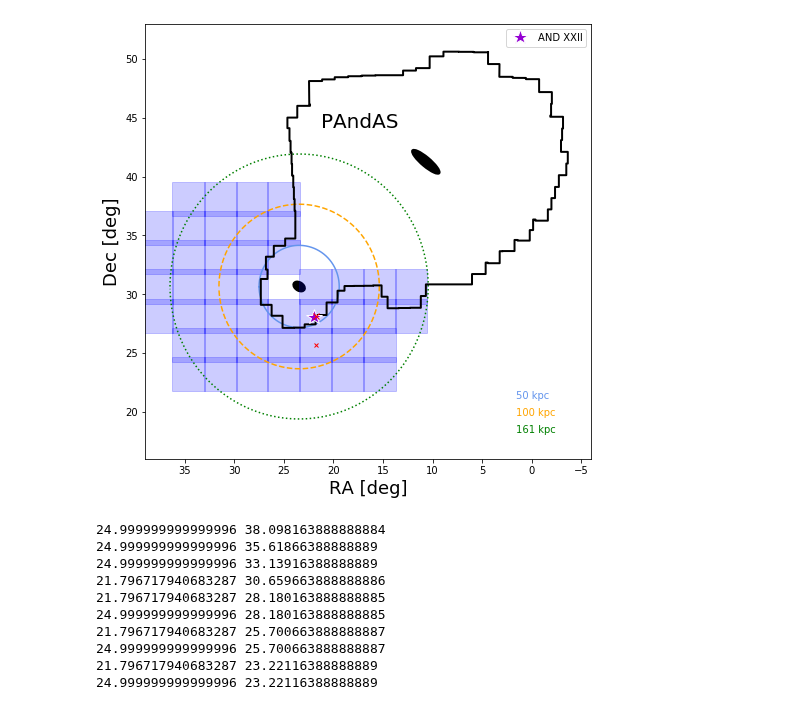
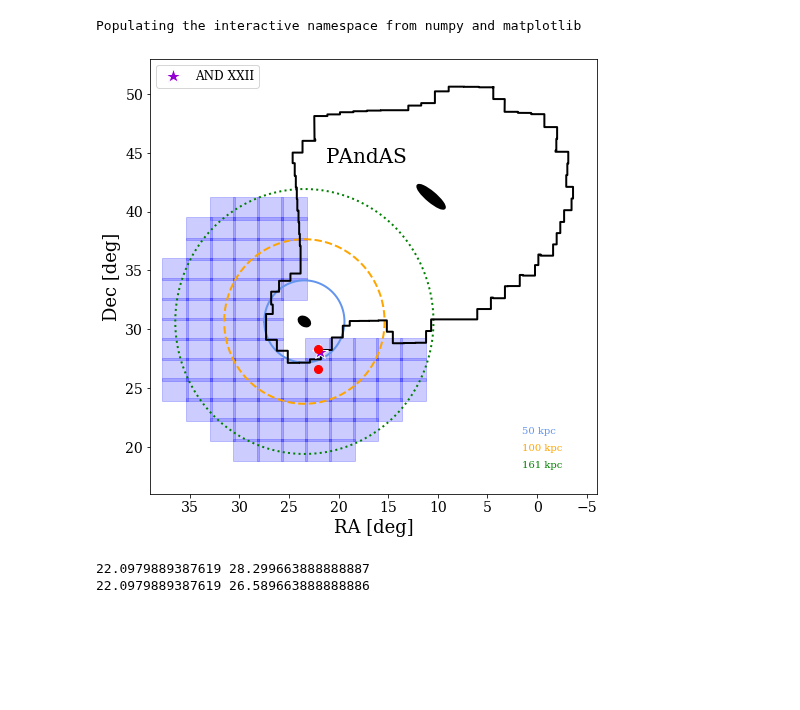
Before and after one commit to ekta1224/pspM31_hack, a Jupyter notebook: Dragonfly_fields.ipynb, the cells around one changed output. Drawn from its saved outputs; the diff is of its cells as text; code cells hidden in the pictures; blank space fills up the shorter version.

Commit message:
updated FOV dimensions and messed with the shift a little to get updated field centers for October pilot observations

```diff
--- a/Dragonfly_fields.ipynb
+++ b/Dragonfly_fields.ipynb
@@ -1,10 +1,18 @@
 # %%
+%pylab inline
+
 import numpy as np
-import matplotlib.pyplot as plt
+# import matplotlib.pyplot as plt
+plt.style.use('paper')
 import astropy.coordinates as coord
 import astropy.units as u
 from astropy.coordinates import SkyCoord
 from astropy.table import Table
+#from plotting import *
+from matplotlib.patches import Circle, Wedge, Polygon, Ellipse, Rectangle
+from matplotlib.collections import PatchCollection
+# %% [output]
+Populating the interactive namespace from numpy and matplotlib
 # %%
 def make_df_field_centers(sc, nrows):
     # 'sc' is an Astropy SkyCoord object with the central RA, Dec coordinate
@@ -13,11 +21,11 @@ def make_df_field_centers(sc, nrows):
 
     # NOTE: 'nrows' must be an odd number
 
-# separation of field centers in degrees; DF FOV ~2.9x3.3; 10% field overlap
-    overlap_frac_ra = 0.165
-    offset_ra_deg = (3.3*(1.0-overlap_frac_ra))*u.deg
-    overlap_frac_dec = 0.145
-    offset_dec_deg = (2.9*(1.0-overlap_frac_dec))*u.deg
+# separation of field centers in degrees; DF FOV ~1.9x2.6; 10% field overlap
+    overlap_frac_ra = 0.2
+    offset_ra_deg = (2.6*(1.0-overlap_frac_ra))*u.deg
+    overlap_frac_dec = 0.1
+    offset_dec_deg = (1.9*(1.0-overlap_frac_dec))*u.deg
 
     ra_offset = offset_ra_deg/np.cos(sc.dec.radian)
     dec_offset = offset_dec_deg
@@ -32,7 +40,7 @@ def make_df_field_centers(sc, nrows):
 
     for row in rownums:
         if np.abs(row) >= 0:
-            nfields_row = 11 #np.abs(row+1)
+            nfields_row = 13 #np.abs(row+1)
             rashifts = np.arange(nfields_row) - int(nfields_row/2)
             #if np.mod(row, 2) == 0:
             #    rashifts = np.arange(nfields_row) - int(nfields_row/2)
@@ -52,14 +60,14 @@ def make_df_field_centers(sc, nrows):
 # %%
 ## M33:
 #sc0 = SkyCoord(ra='01h33m50.904s',dec='30d39m34.79s',distance=880.0*u.kpc,frame='icrs')
-sc0 = SkyCoord(ra='01h40m0s',dec='30d39m34.79s',distance=880.0*u.kpc,frame='icrs')
+sc0 = SkyCoord(ra='01h38m0s',dec='30d0m34.79s',distance=880.0*u.kpc,frame='icrs')
 
 targetname = 'M33'
 sc=sc0
 # %%
 ### Select the field centers:
 #ra_fields, dec_fields = make_field_centers(sc, 22)
-ra_fields, dec_fields = make_df_field_centers(sc, 7)
+ra_fields, dec_fields = make_df_field_centers(sc, 15)
 
 sc_fields_all = SkyCoord(ra = ra_fields*u.deg, dec = dec_fields*u.deg, frame='icrs')
 sc_fields_sep = sc_fields_all.separation(sc0)
@@ -69,7 +77,7 @@ keep_fields = sc_fields_all.ra.value < 0 # create boolean array with all values
 #keep_fields[((sc_fields_sep.degree) < 3.5*170./50.)] = True
 keep_fields[((sc_fields_sep.degree) < 3.5*170./50.) & ((sc_fields_sep.degree) > 2.0)] = True
 #keep_fields[((sc_fields_sep.degree) < 3.5*100./50.) & ((sc_fields_sep.degree+0.75) > 3.5)] = True
-pd_fields = (sc_fields_all.ra.value < 22.7) & (sc_fields_all.dec.value > 30.75)
+pd_fields = (sc_fields_all.ra.value < 24.) & (sc_fields_all.dec.value > 30.)
 keep_fields[pd_fields]=False
 sc_fields = sc_fields_all[keep_fields]
 # %%
@@ -118,54 +126,51 @@ plt.plot(ra, dec, lw=2, color='k')
 plt.xlim(*plt.xlim()[::-1])
 plt.figtext(0.43, 0.7, 'PAndAS', fontsize=20, color='k')
 circle= plt.Circle((m33.ra.deg, m33.dec.deg), 3.5, fill=False, color='cornflowerblue', lw=2, label='50 kpc')
 circle2 = plt.Circle((m33.ra.deg, m33.dec.deg), 3.5*rvir/50., fill=False, color='green', lw=2, ls=':')
 circle3 = plt.Circle((m33.ra.deg, m33.dec.deg), 3.5*100./50., fill=False, color='orange', lw=2, ls='--')
 
 plt.xlim(39,-6)
 plt.ylim(16,53)
 
-from matplotlib.patches import Circle, Wedge, Polygon, Ellipse, Rectangle
-from matplotlib.collections import PatchCollection
+
 ring = Wedge((m33.ra.deg, m33.dec.deg), 3.5*100./50., 0, 360, width=(3.5*100./50. - 3.5)),  # Full ring
 p = PatchCollection(ring, alpha=0.1)
 p.set_color('orange')
 
 m31ell = Ellipse((m31.ra.deg, m31.dec.deg), (200./60.0), (50.0/60.0), angle=35, fill=True, linewidth=2, color='k')
 ax.add_patch(m31ell)
 
 m33ell = Ellipse((m33.ra.deg, m33.dec.deg), (73./60.0), (45.0/60.0), angle=23, fill=True, linewidth=2, color='k')
 ax.add_patch(m33ell)
 
-rasize = 3.3
-decsize = 2.9
+rasize = 2.6
+decsize = 1.9
 
-plt.plot(21.796717940683287, 25.700663888888887,'rx', ms=4)
-plt.plot(21.796717940683287, 28.180163888888885,'rx', zorder=1000)
+#plt.plot(21.796717940683287, 25.700663888888887,'rx', ms=4)
+#plt.plot(21.796717940683287, 28.180163888888885,'rx', zorder=1000)
+
+
+plt.plot(22.0979889387619, 28.299663888888887,'ro', ms=8, zorder=1000)
+plt.plot(22.0979889387619, 26.589663888888886,'ro', ms=8)
 
 
 for i in range(len(sc_fields)):
-    field = Rectangle([sc_fields[i].ra.deg-rasize/2, sc_fields[i].dec.deg-decsize/2], 3.3, 2.9, color='b', fill=True, alpha=0.2)
+    field = Rectangle([sc_fields[i].ra.deg-rasize/2, sc_fields[i].dec.deg-decsize/2], 2.6, 1.9, color='b', fill=True, alpha=0.2)
     ax.add_patch(field)
 
+#plt.axvline(x=23.4)
+#plt.axhline(y=30.66)
 plt.legend(numpoints=1)
 plt.figtext(0.77, 0.23, r'50 kpc', color='cornflowerblue')
 plt.figtext(0.77, 0.2, r'100 kpc', color='orange')
 plt.figtext(0.77, 0.17, r'161 kpc', color='green')
-plt.savefig('M33_Dragonfly_fields_test_shift.png')
+plt.savefig('M33_Dragonfly_fields_test_shift_v2.png')
 # %% [output]
-[figure, old version]
+[figure, new version]
 # %%
 for i in range(len(sc_fields)):
-    if 20. < sc_fields[i].ra.deg < 25.:
+    if 21. < sc_fields[i].ra.deg < 24. and sc_fields[i].dec.deg > 26.:
         print(sc_fields[i].ra.deg, sc_fields[i].dec.deg)
 # %% [output]
-24.999999999999996 38.098163888888884
-24.999999999999996 35.61866388888889
-24.999999999999996 33.13916388888889
-21.796717940683287 30.659663888888886
-21.796717940683287 28.180163888888885
-24.999999999999996 28.180163888888885
-21.796717940683287 25.700663888888887
-24.999999999999996 25.700663888888887
-21.796717940683287 23.22116388888889
-24.999999999999996 23.22116388888889
+22.0979889387619 28.299663888888887
+22.0979889387619 26.589663888888886
```
Also changed, not shown: parts of 1 cell of this notebook.
